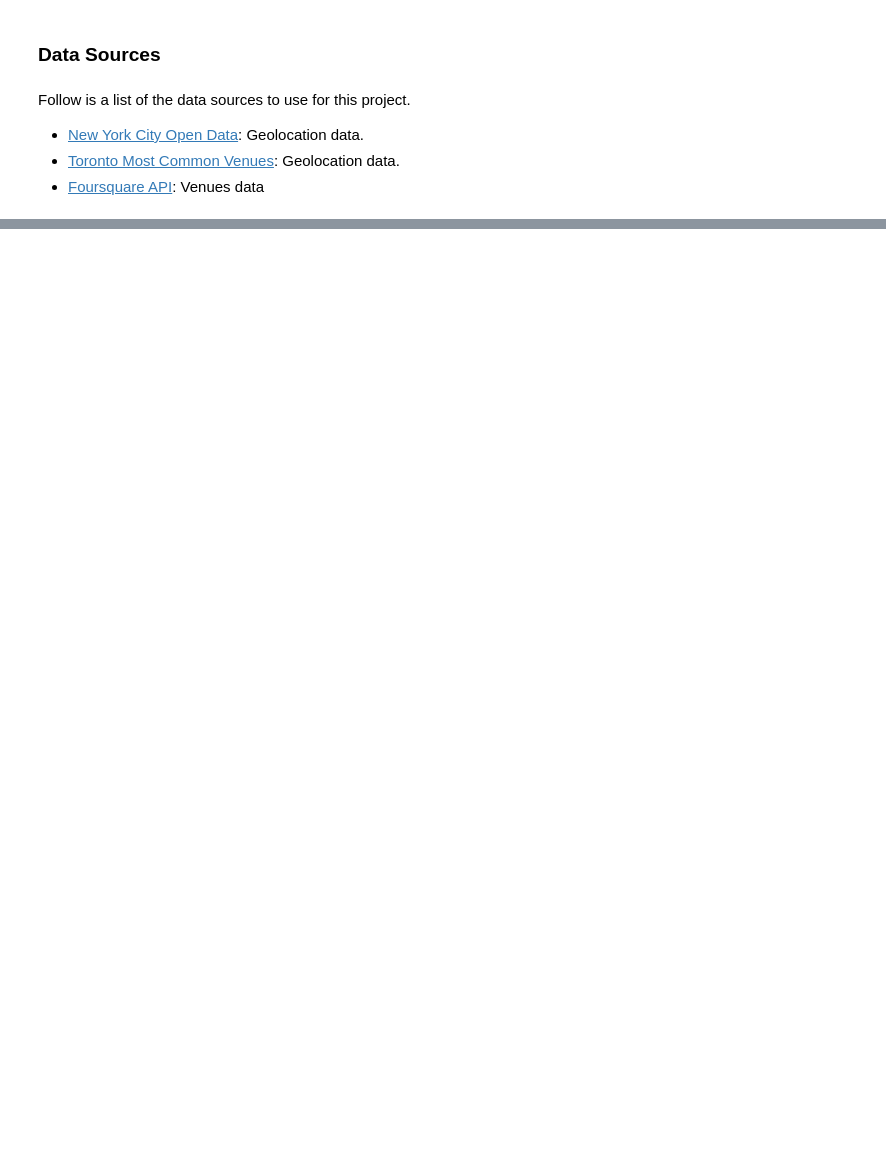
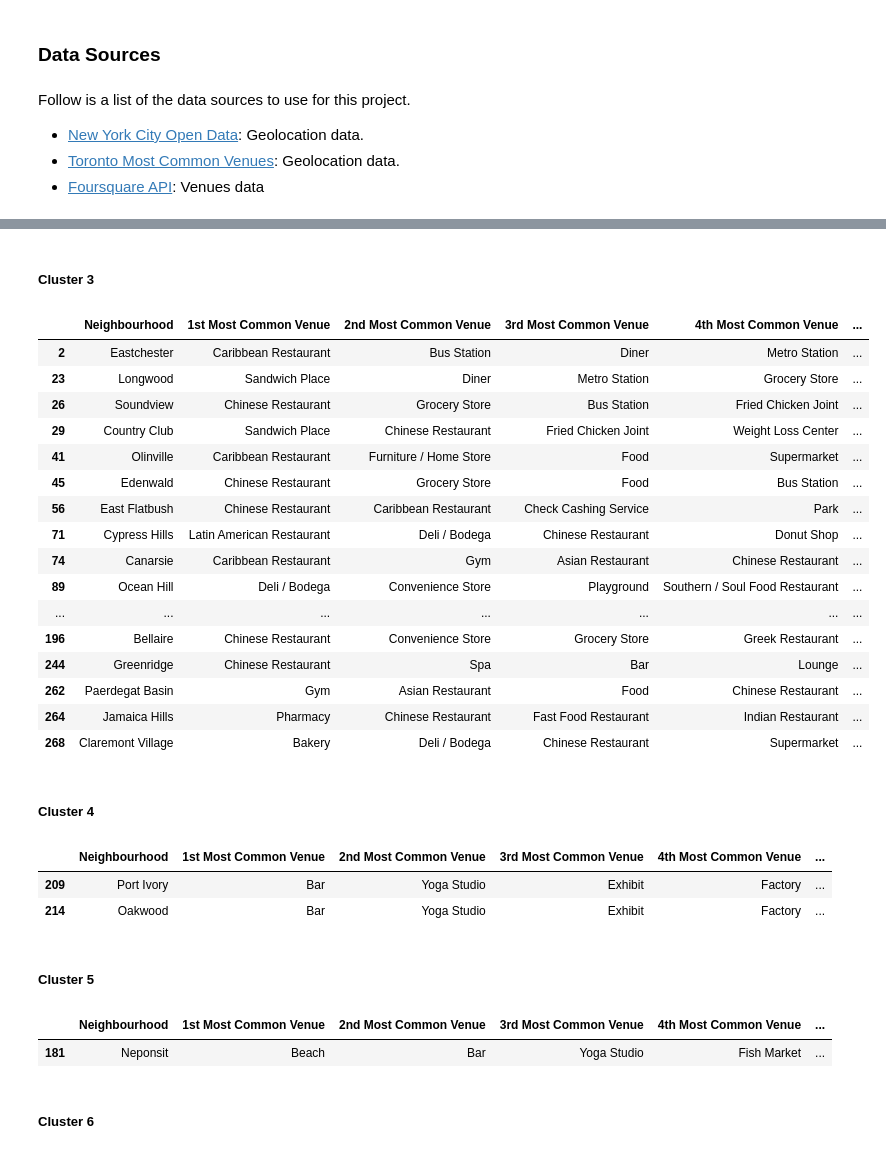
Before and after one commit to cdCarlos/applied-ds, a Jupyter notebook: ADS-W4-W5_Report.ipynb, the cells around one changed output, grey strips where cells are left out. Drawn from its saved outputs; the diff is of its cells as text; code cells hidden in the pictures; blank space fills up the shorter version.

```diff
--- a/ADS-W4-W5_Report.ipynb
+++ b/ADS-W4-W5_Report.ipynb
@@ -44,0 +567,39 @@ Follow is a list of the data sources to use for this project.
+# %% [markdown]
+##### Cluster 3
+# %%
+ny_merged.loc[ny_merged['Cluster Labels'] == 3, cols]
+# %% [output]
+|  | Neighbourhood | 1st Most Common Venue | 2nd Most Common Venue | 3rd Most Common Venue | 4th Most Common Venue | ... |
+| 2 | Eastchester | Caribbean Restaurant | Bus Station | Diner | Metro Station | ... |
+| 23 | Longwood | Sandwich Place | Diner | Metro Station | Grocery Store | ... |
+| 26 | Soundview | Chinese Restaurant | Grocery Store | Bus Station | Fried Chicken Joint | ... |
+| 29 | Country Club | Sandwich Place | Chinese Restaurant | Fried Chicken Joint | Weight Loss Center | ... |
+| 41 | Olinville | Caribbean Restaurant | Furniture / Home Store | Food | Supermarket | ... |
+| 45 | Edenwald | Chinese Restaurant | Grocery Store | Food | Bus Station | ... |
+| 56 | East Flatbush | Chinese Restaurant | Caribbean Restaurant | Check Cashing Service | Park | ... |
+| 71 | Cypress Hills | Latin American Restaurant | Deli / Bodega | Chinese Restaurant | Donut Shop | ... |
+| 74 | Canarsie | Caribbean Restaurant | Gym | Asian Restaurant | Chinese Restaurant | ... |
+| 89 | Ocean Hill | Deli / Bodega | Convenience Store | Playground | Southern / Soul Food Restaurant | ... |
+| ... | ... | ... | ... | ... | ... | ... |
+| 196 | Bellaire | Chinese Restaurant | Convenience Store | Grocery Store | Greek Restaurant | ... |
+| 244 | Greenridge | Chinese Restaurant | Spa | Bar | Lounge | ... |
+| 262 | Paerdegat Basin | Gym | Asian Restaurant | Food | Chinese Restaurant | ... |
+| 264 | Jamaica Hills | Pharmacy | Chinese Restaurant | Fast Food Restaurant | Indian Restaurant | ... |
+| 268 | Claremont Village | Bakery | Deli / Bodega | Chinese Restaurant | Supermarket | ... |
+# %% [markdown]
+##### Cluster 4
+# %%
+ny_merged.loc[ny_merged['Cluster Labels'] == 4, cols]
+# %% [output]
+|  | Neighbourhood | 1st Most Common Venue | 2nd Most Common Venue | 3rd Most Common Venue | 4th Most Common Venue | ... |
+| 209 | Port Ivory | Bar | Yoga Studio | Exhibit | Factory | ... |
+| 214 | Oakwood | Bar | Yoga Studio | Exhibit | Factory | ... |
+# %% [markdown]
+##### Cluster 5
+# %%
+ny_merged.loc[ny_merged['Cluster Labels'] == 5, cols]
+# %% [output]
+|  | Neighbourhood | 1st Most Common Venue | 2nd Most Common Venue | 3rd Most Common Venue | 4th Most Common Venue | ... |
+| 181 | Neponsit | Beach | Bar | Yoga Studio | Fish Market | ... |
+# %% [markdown]
+##### Cluster 6
```
Also changed, not shown: parts of 90 cells of this notebook, 11 other files.
